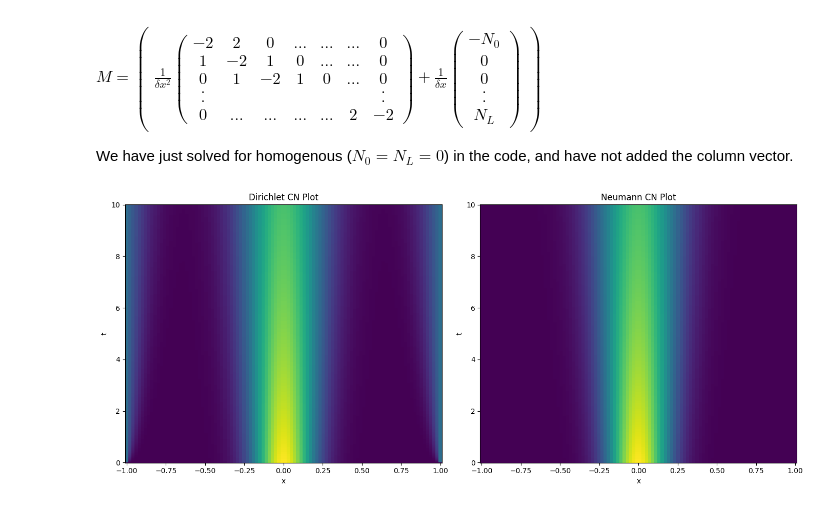
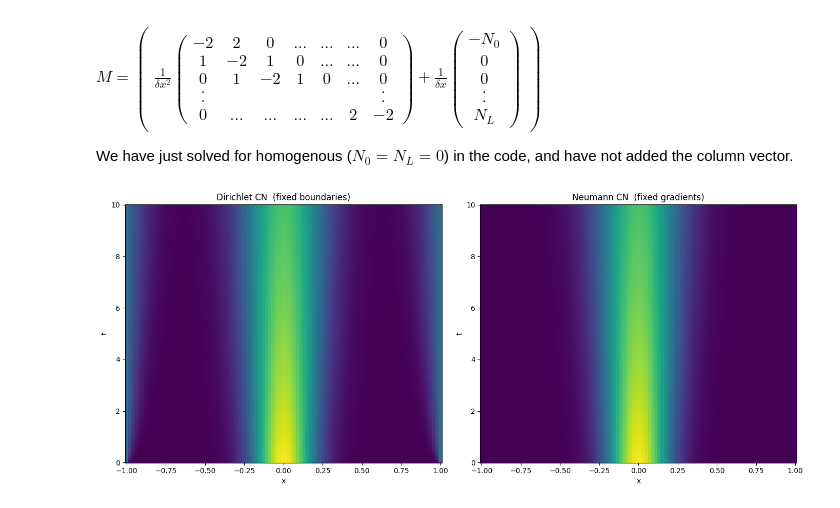
Before and after one commit to SquidsofDoom/QCES, a Jupyter notebook: Project1_numerical_methods.ipynb, the cells around one changed output. Cells and saved outputs as stored; diff of their text form; code cells hidden in the pictures.

```diff
--- a/Project1_numerical_methods.ipynb
+++ b/Project1_numerical_methods.ipynb
@@ -521,33 +523,33 @@ def D_CN(x, t, kappa):
     A_inv = spla.inv(A) # Calculate the inverse of A (this only needs to be done once)
 
     # Create an empty sparse array to store the solution
     c = np.zeros((Nx, Nt))
 
     c[:, 0] = set_ics(x, kappa, 10)  # Set the initial condition
     leftbound = 1
     rightbound = 1
     for k in range(1, Nt): # loop over the number of timesteps
         c[:, k] = A_inv @ (c[:, k-1] + 0.5 * dt * kappa * (M @ c[:, k-1]))
         # Enforce the boundary conditions
         c[0, k] = leftbound
         c[-1, k] = rightbound
     return c
 Dc_CN = D_CN(x, t, kappa)
 
 plt.figure(figsize=(14, 6))
 
 plt.subplot(1, 2, 1)
 plt.pcolormesh(x, t, Dc_CN.T, shading='auto')
 plt.xlabel('x')
 plt.ylabel('t')
-plt.title('Dirichlet CN Plot')
+plt.title('Dirichlet CN  (fixed boundaries)')
 
 plt.subplot(1,2,2)
 plt.pcolormesh(x, t, Nc_CN.T, shading='auto')
 plt.xlabel('x')
 plt.ylabel('t')
-plt.title('Neumann CN Plot')
+plt.title('Neumann CN  (fixed gradients)')
 plt.tight_layout()
 plt.show()
 # %% [output]
-[figure, old version]
+[figure, new version]
```
Also changed, not shown: parts of 1 cell of this notebook.
